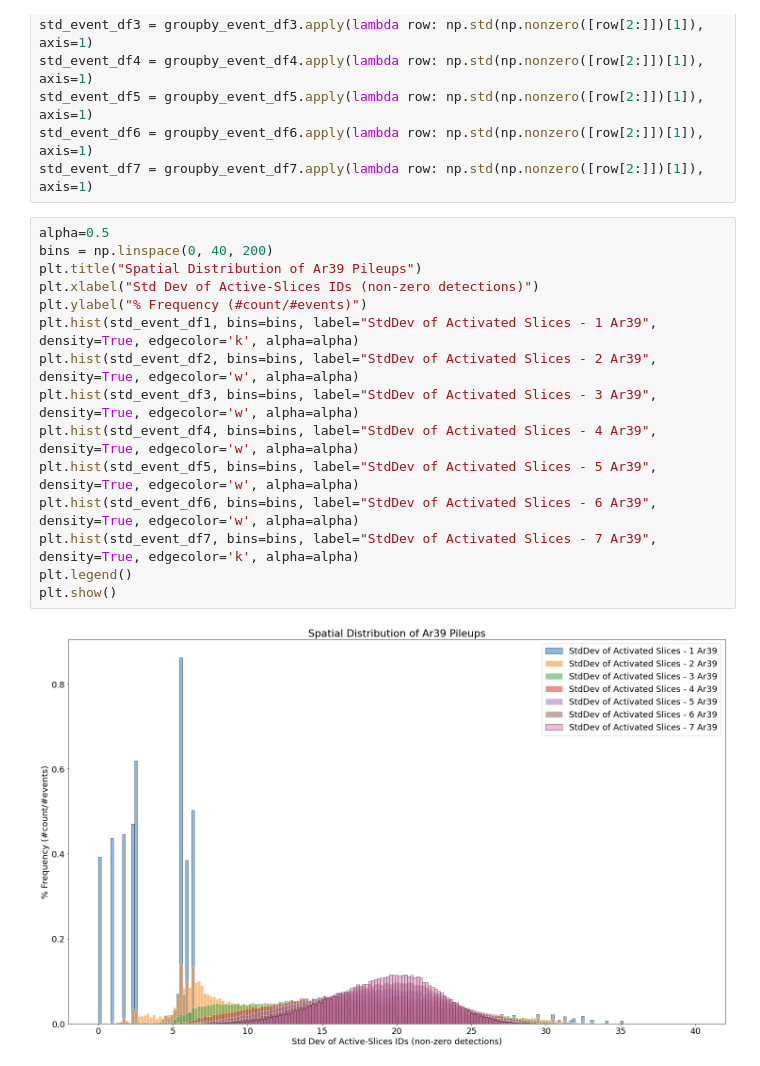
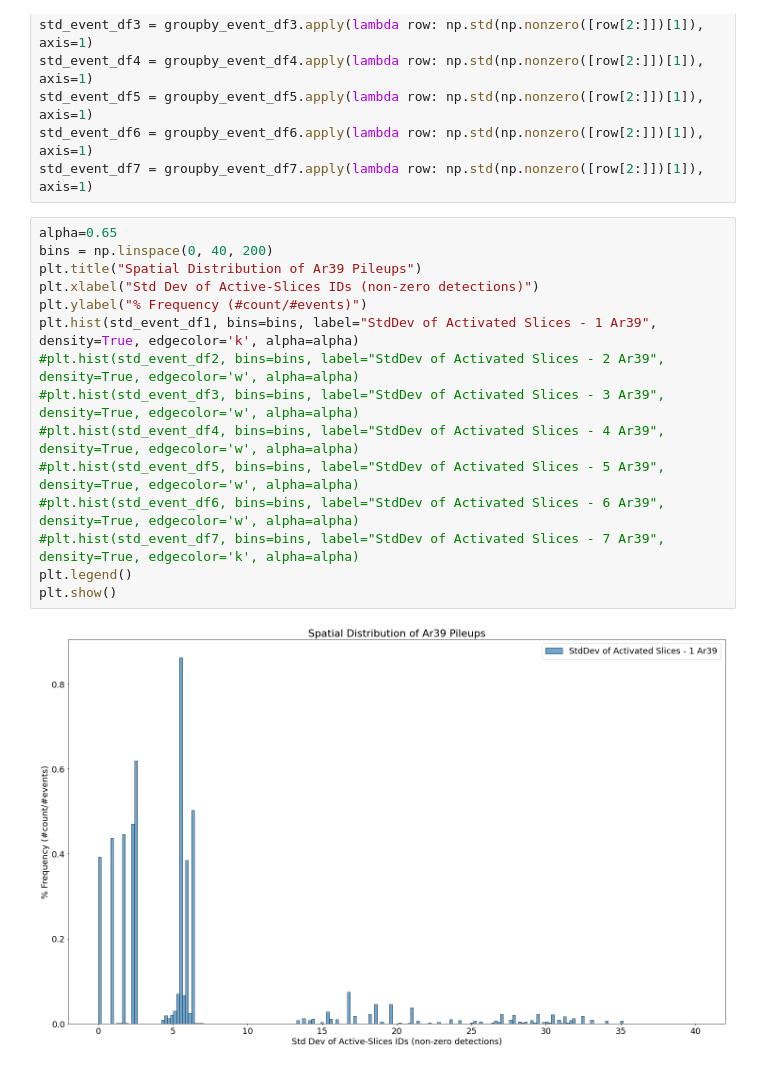
Before and after one commit to luigiberducci/ML4NP, a Jupyter notebook: Notebooks/ComparisonAr39Pileups/analysis_pileups_ar39_over_100ns.ipynb, the cells around one changed output. Drawn from its saved outputs; the diff is of its cells as text.

Commit message:
increase contrast of images for presentation

```diff
--- a/Notebooks/ComparisonAr39Pileups/analysis_pileups_ar39_over_100ns.ipynb
+++ b/Notebooks/ComparisonAr39Pileups/analysis_pileups_ar39_over_100ns.ipynb
@@ -139,19 +139,19 @@ std_event_df5 = groupby_event_df5.apply(lambda row: np.std(np.nonzero([row[2:]])
 std_event_df6 = groupby_event_df6.apply(lambda row: np.std(np.nonzero([row[2:]])[1]), axis=1)
 std_event_df7 = groupby_event_df7.apply(lambda row: np.std(np.nonzero([row[2:]])[1]), axis=1)
 # %%
-alpha=0.5
+alpha=0.65
 bins = np.linspace(0, 40, 200)
 plt.title("Spatial Distribution of Ar39 Pileups")
 plt.xlabel("Std Dev of Active-Slices IDs (non-zero detections)")
 plt.ylabel("% Frequency (#count/#events)")
 plt.hist(std_event_df1, bins=bins, label="StdDev of Activated Slices - 1 Ar39", density=True, edgecolor='k', alpha=alpha)
-plt.hist(std_event_df2, bins=bins, label="StdDev of Activated Slices - 2 Ar39", density=True, edgecolor='w', alpha=alpha)
-plt.hist(std_event_df3, bins=bins, label="StdDev of Activated Slices - 3 Ar39", density=True, edgecolor='w', alpha=alpha)
-plt.hist(std_event_df4, bins=bins, label="StdDev of Activated Slices - 4 Ar39", density=True, edgecolor='w', alpha=alpha)
-plt.hist(std_event_df5, bins=bins, label="StdDev of Activated Slices - 5 Ar39", density=True, edgecolor='w', alpha=alpha)
-plt.hist(std_event_df6, bins=bins, label="StdDev of Activated Slices - 6 Ar39", density=True, edgecolor='w', alpha=alpha)
-plt.hist(std_event_df7, bins=bins, label="StdDev of Activated Slices - 7 Ar39", density=True, edgecolor='k', alpha=alpha)
+#plt.hist(std_event_df2, bins=bins, label="StdDev of Activated Slices - 2 Ar39", density=True, edgecolor='w', alpha=alpha)
+#plt.hist(std_event_df3, bins=bins, label="StdDev of Activated Slices - 3 Ar39", density=True, edgecolor='w', alpha=alpha)
+#plt.hist(std_event_df4, bins=bins, label="StdDev of Activated Slices - 4 Ar39", density=True, edgecolor='w', alpha=alpha)
+#plt.hist(std_event_df5, bins=bins, label="StdDev of Activated Slices - 5 Ar39", density=True, edgecolor='w', alpha=alpha)
+#plt.hist(std_event_df6, bins=bins, label="StdDev of Activated Slices - 6 Ar39", density=True, edgecolor='w', alpha=alpha)
+#plt.hist(std_event_df7, bins=bins, label="StdDev of Activated Slices - 7 Ar39", density=True, edgecolor='k', alpha=alpha)
 plt.legend()
 plt.show()
 # %% [output]
-[figure, old version]
+[figure, new version]
```
Also changed, not shown: parts of 1 cell of this notebook, 7 other files.
